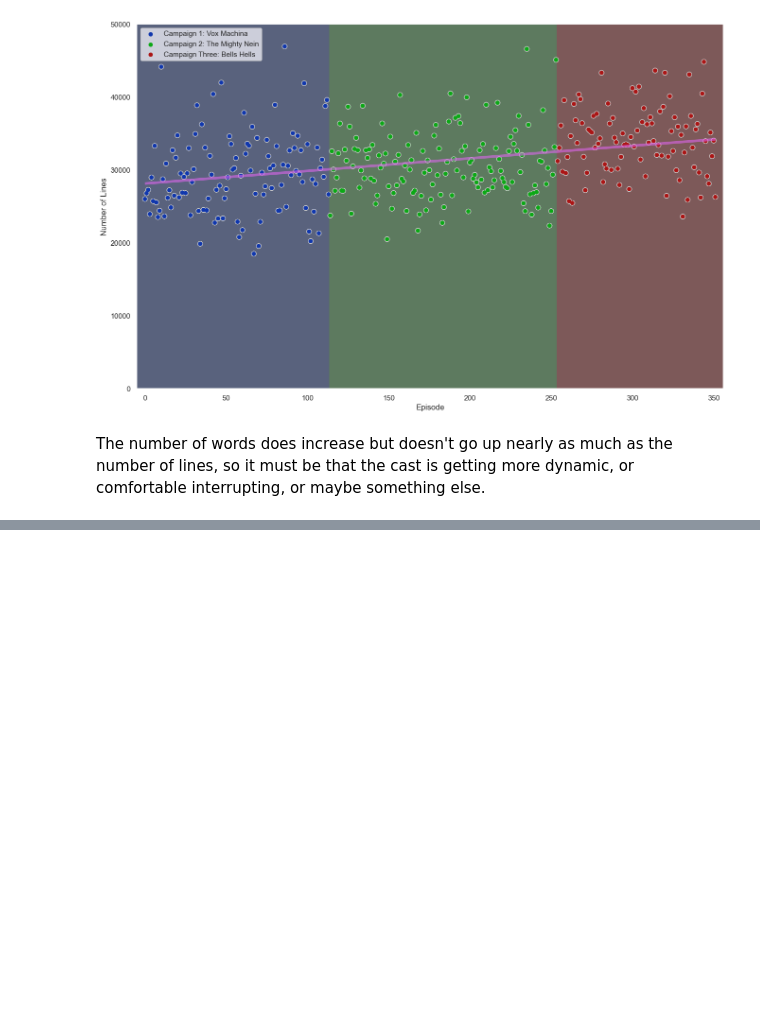
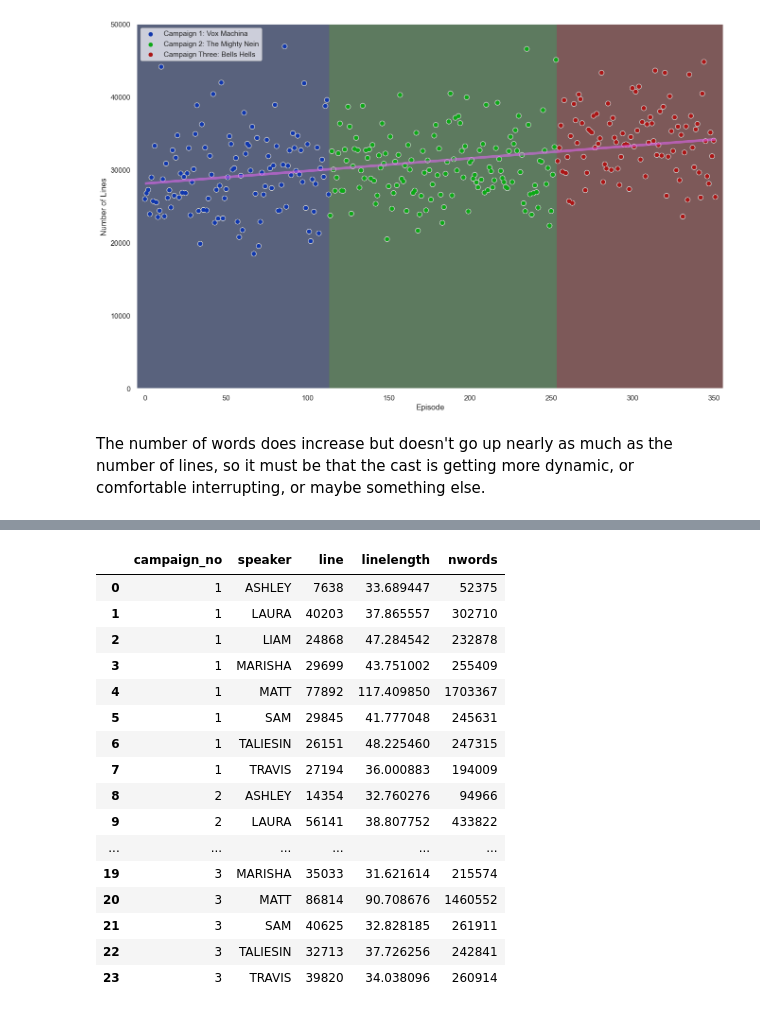
Before and after one commit to wmchad/CritRoleAI, a Jupyter notebook: notebooks/exploration/02_compare_campaigns.ipynb, the cells around one changed output, grey strips where cells are left out. Saved outputs shown, nothing was run; the diff lists cells and outputs as text; code cells hidden in the pictures; blank space fills up the shorter version.

```diff
--- a/notebooks/exploration/02_compare_campaigns.ipynb
+++ b/notebooks/exploration/02_compare_campaigns.ipynb
@@ -264,0 +288,26 @@ The number of words does increase but doesn't go up nearly as much as the number
+# %%
+campaign_lines_summary = main_cast_transcripts.groupby(
+    ['campaign_no', 'speaker'],
+    observed = True,
+    as_index = False
+) \
+    .agg({'line': 'count', 'linelength': 'mean', 'nwords': 'sum'})
+campaign_lines_summary
+# %% [output]
+|  | campaign_no | speaker | line | linelength | nwords |
+| 0 | 1 | ASHLEY | 7638 | 33.689447 | 52375 |
+| 1 | 1 | LAURA | 40203 | 37.865557 | 302710 |
+| 2 | 1 | LIAM | 24868 | 47.284542 | 232878 |
+| 3 | 1 | MARISHA | 29699 | 43.751002 | 255409 |
+| 4 | 1 | MATT | 77892 | 117.409850 | 1703367 |
+| 5 | 1 | SAM | 29845 | 41.777048 | 245631 |
+| 6 | 1 | TALIESIN | 26151 | 48.225460 | 247315 |
+| 7 | 1 | TRAVIS | 27194 | 36.000883 | 194009 |
+| 8 | 2 | ASHLEY | 14354 | 32.760276 | 94966 |
+| 9 | 2 | LAURA | 56141 | 38.807752 | 433822 |
+| ... | ... | ... | ... | ... | ... |
+| 19 | 3 | MARISHA | 35033 | 31.621614 | 215574 |
+| 20 | 3 | MATT | 86814 | 90.708676 | 1460552 |
+| 21 | 3 | SAM | 40625 | 32.828185 | 261911 |
+| 22 | 3 | TALIESIN | 32713 | 37.726256 | 242841 |
+| 23 | 3 | TRAVIS | 39820 | 34.038096 | 260914 |
```
Also changed, not shown: parts of 7 cells of this notebook.
